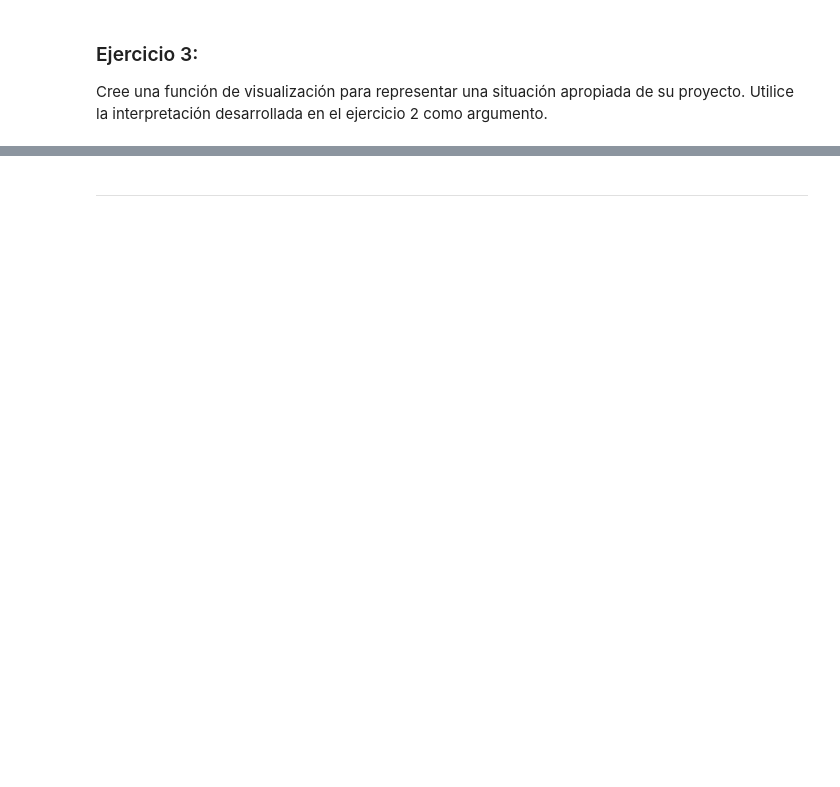
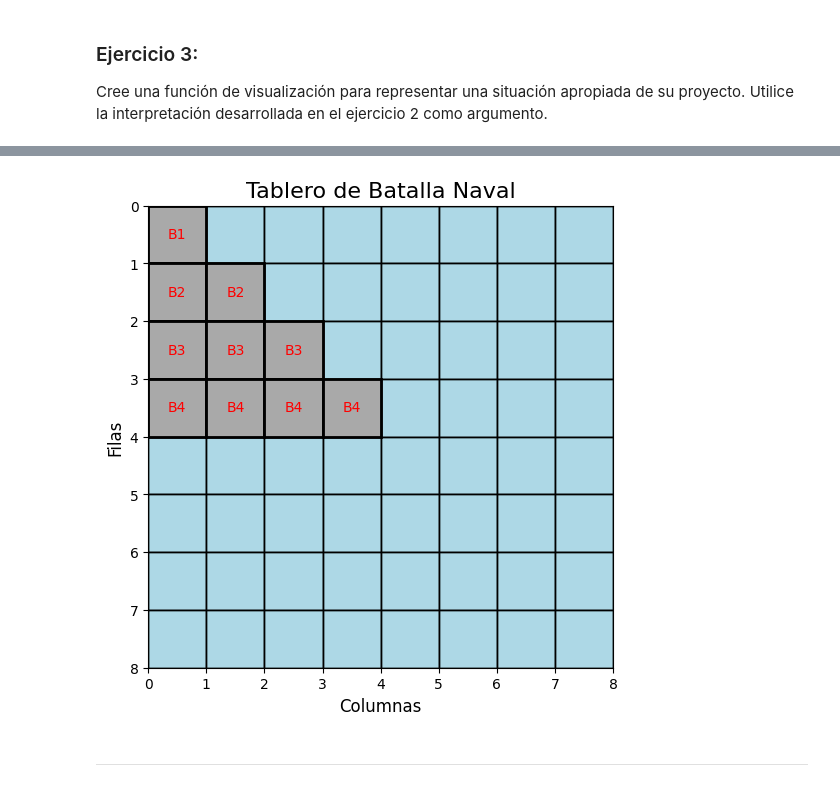
Before and after one commit to FelipePoveda9/Logica_proyecto-final, a Jupyter notebook: Visualizacion.ipynb, the cells around one changed output, grey strips where cells are left out. Saved outputs shown, nothing was run; the diff lists cells and outputs as text; code cells hidden in the pictures; blank space fills up the shorter version.

```diff
--- a/Visualizacion.ipynb
+++ b/Visualizacion.ipynb
@@ -2,6 +2,6 @@
 from groundedPL.codificacion import ToPropositionalLogic
 
 parser = ToPropositionalLogic()
-parser.debug = False
+parser.debug = True
 # %%
 from groundedPL.logUtils import LogUtils
@@ -350,2 +528,86 @@ visualizar_batalla_naval(I)
+# %%
+import matplotlib.pyplot as plt
+import matplotlib.patches as patches
+
+def obtener_casillas_desde_extremos(extremo1, extremo2):
+    x1, y1 = int(extremo1[0].replace("fila", "")), int(extremo1[1].replace("columna", ""))
+    x2, y2 = int(extremo2[0].replace("fila", "")), int(extremo2[1].replace("columna", ""))
+
+    casillas = []
+    if x1 == x2:
+        for y in range(min(y1, y2), max(y1, y2) + 1):
+            casillas.append((f"fila{x1}", f"columna{y}"))
+    elif y1 == y2:
+        for x in range(min(x1, x2), max(x1, x2) + 1):
+            casillas.append((f"fila{x}", f"columna{y1}"))
+    else:
+        casillas.append((extremo1, extremo2))
+    return casillas
+
+def visualizar_batalla_naval(barcos):
+    fig, tablero = plt.subplots(figsize=(6, 6))
+    tablero.set_xlim(0, 8)
+    tablero.set_ylim(0, 8)
+    tablero.set_xticks(range(9))
+    tablero.set_yticks(range(9))
+    tablero.set_xticklabels(range(0, 9))
+    tablero.set_yticklabels(range(0, 9))
+    tablero.grid(True, color='black', linewidth=1)
+    tablero.set_title("Tablero de Batalla Naval", fontsize=16)
+    tablero.set_xlabel("Columnas", fontsize=12)
+    tablero.set_ylabel("Filas", fontsize=12)
+
+    agua_color = 'lightblue'
+    barco_color = 'darkgray'
+    borde_color = 'black'
+
+    for x in range(8):
+        for y in range(8):
+            rect = patches.Rectangle(
+                (y, x), 1, 1,
+                facecolor=agua_color,
+                edgecolor=borde_color,
+                linewidth=1
+            )
+            tablero.add_patch(rect)
+
+    for nombre, posiciones in barcos.items():
+        for pos in posiciones:
+            x = int(pos[0].replace("fila", ""))
+            y = int(pos[1].replace("columna", ""))
+            rect = patches.Rectangle(
+                (y, x), 1, 1,
+                facecolor=barco_color,
+                edgecolor=borde_color,
+                linewidth=2
+            )
+            tablero.add_patch(rect)
+            tablero.text(y + 0.5, x + 0.5, nombre,
+                        ha='center', va='center',
+                        fontsize=10, color='red')
+
+    plt.gca().invert_yaxis()
+    plt.show()
+
+
+I = {
+    'B1': [('fila0', 'columna0'), ('fila0', 'columna0')],
+    'B2': [('fila1', 'columna0'), ('fila1', 'columna1')],
+    'B3': [('fila2', 'columna0'), ('fila2', 'columna2')],
+    'B4': [('fila3', 'columna0'), ('fila3', 'columna3')]
+}
+
+barcos_expandido = {}
+
+for nombre, extremos in I.items():
+    if len(extremos) == 2:
+        casillas = obtener_casillas_desde_extremos(extremos[0], extremos[1])
+        barcos_expandido[nombre] = casillas
+    else:
+        barcos_expandido[nombre] = extremos
+
+visualizar_batalla_naval(barcos_expandido)
+# %% [output]
+[figure, added]
 # %% [markdown]
 ---
```
Also changed, not shown: parts of 20 cells of this notebook.
